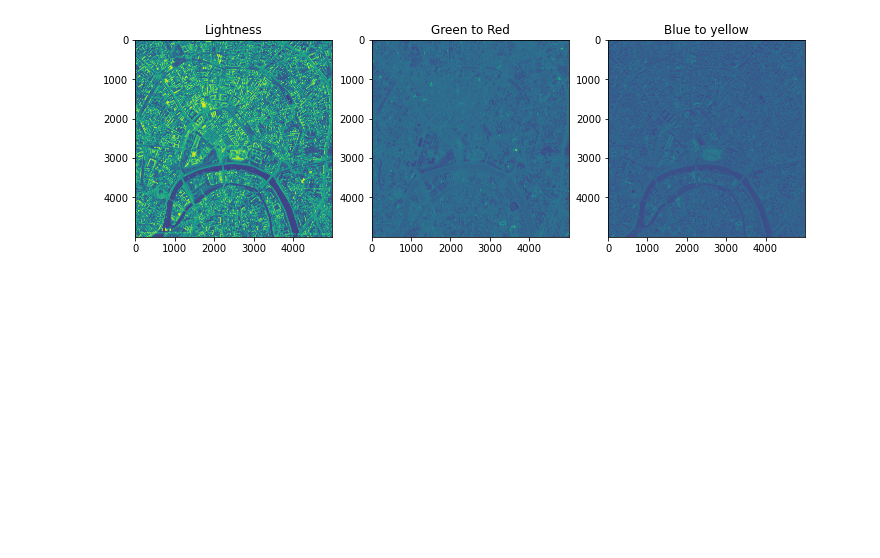
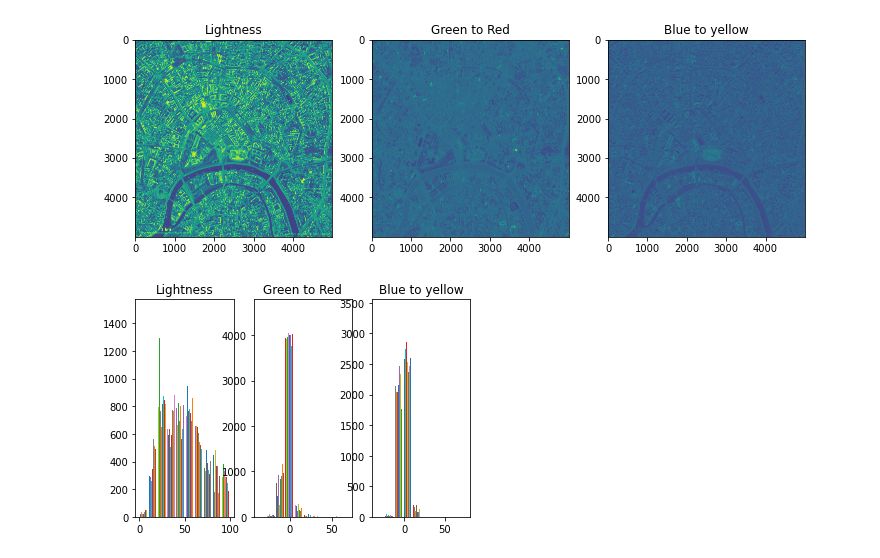
Before and after one commit to luizfysouza/TP-IMA201, a Jupyter notebook: Untitled.ipynb, the cells around one changed output. Saved outputs shown, nothing was run; the diff lists cells and outputs as text; code cells hidden in the pictures; blank space fills up the shorter version.

```diff
--- a/Untitled.ipynb
+++ b/Untitled.ipynb
@@ -22,4 +22,15 @@ ax[2].set_title('Blue to yellow')
 plt.show()
 # %% [output]
 [figure]
+# %%
+fig, ax = plt.subplots(1,3)
+ax[0].hist(im_lab[:,:,0])
+ax[0].set_title('Lightness')
+ax[1].hist(im_lab[:,:,1])
+ax[1].set_title('Green to Red')
+ax[2].hist(im_lab[:,:,2])
+ax[2].set_title('Blue to yellow')
+plt.show()
+# %% [output]
+[figure, added]
 # %%
```
Also changed, not shown: parts of 4 cells of this notebook, 3 other files.
